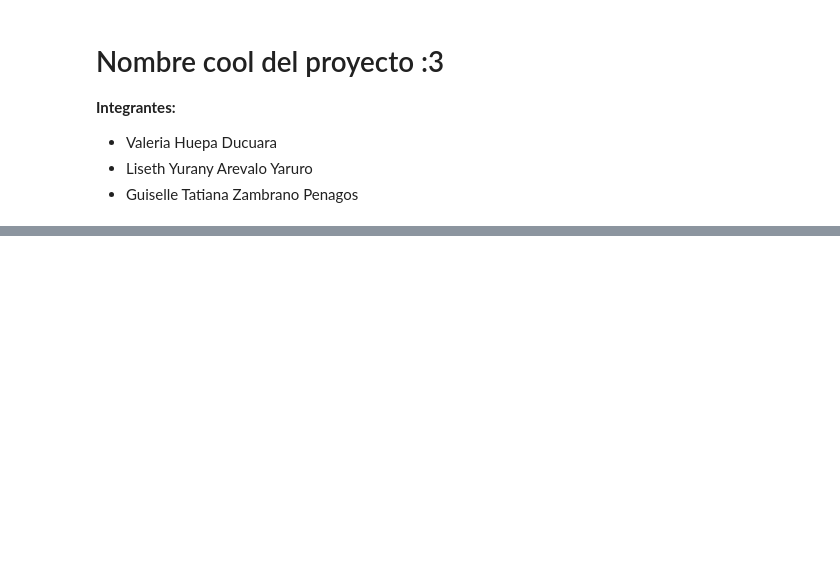
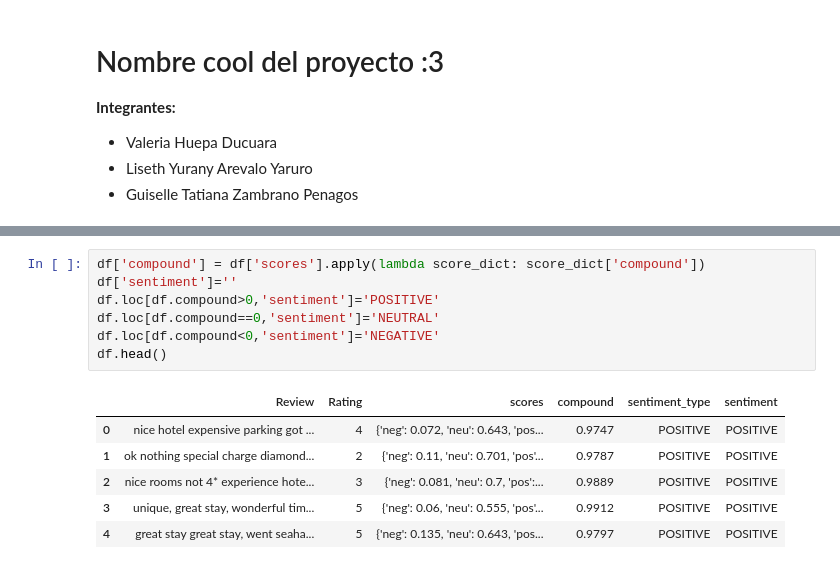
Before and after one commit to UN-things/IS-project, a Jupyter notebook: code.ipynb, the cells around one changed output, grey strips where cells are left out. Drawn from its saved outputs; the diff is of its cells as text; blank space fills up the shorter version.

```diff
--- a/code.ipynb
+++ b/code.ipynb
@@ -339,0 +76,14 @@ The is_first_col function was deprecated in Matplotlib 3.4 and will be removed t
+# %%
+df['compound'] = df['scores'].apply(lambda score_dict: score_dict['compound'])
+df['sentiment']=''
+df.loc[df.compound>0,'sentiment']='POSITIVE'
+df.loc[df.compound==0,'sentiment']='NEUTRAL'
+df.loc[df.compound<0,'sentiment']='NEGATIVE'
+df.head()
+# %% [output]
+|  | Review | Rating | scores | compound | sentiment_type | sentiment |
+| 0 | nice hotel expensive parking got ... | 4 | {'neg': 0.072, 'neu': 0.643, 'pos... | 0.9747 | POSITIVE | POSITIVE |
+| 1 | ok nothing special charge diamond... | 2 | {'neg': 0.11, 'neu': 0.701, 'pos'... | 0.9787 | POSITIVE | POSITIVE |
+| 2 | nice rooms not 4* experience hote... | 3 | {'neg': 0.081, 'neu': 0.7, 'pos':... | 0.9889 | POSITIVE | POSITIVE |
+| 3 | unique, great stay, wonderful tim... | 5 | {'neg': 0.06, 'neu': 0.555, 'pos'... | 0.9912 | POSITIVE | POSITIVE |
+| 4 | great stay great stay, went seaha... | 5 | {'neg': 0.135, 'neu': 0.643, 'pos... | 0.9797 | POSITIVE | POSITIVE |
```
Also changed, not shown: parts of 60 cells of this notebook, 7 other files.
